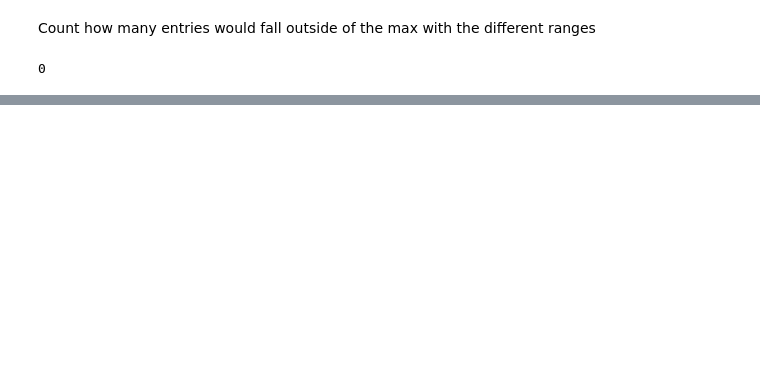
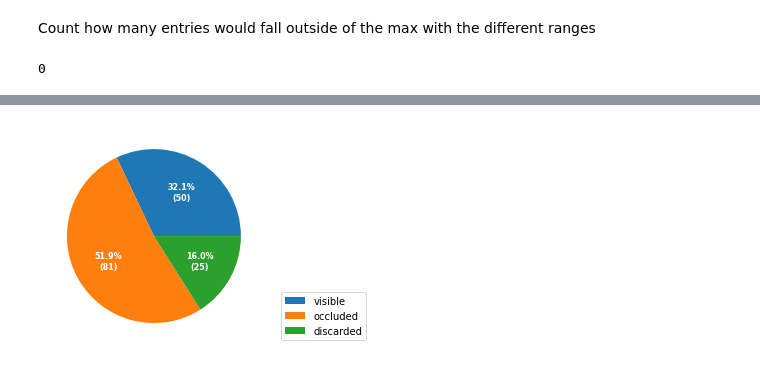
Before and after one commit to ponderbb/GALIROOT, a Jupyter notebook: src/sandbox.ipynb, the cells around one changed output, grey strips where cells are left out. Saved outputs shown, nothing was run; the diff lists cells and outputs as text; code cells hidden in the pictures; blank space fills up the shorter version.

```diff
--- a/src/sandbox.ipynb
+++ b/src/sandbox.ipynb
@@ -129,0 +192,33 @@ print(count)
+# %%
+import numpy as np
+import matplotlib.pyplot as plt
+
+fig, ax = plt.subplots(figsize=(8,4), subplot_kw=dict(aspect="equal"))
+
+recipe = ["50 visible",
+          "81 occluded",
+          "25 discarded"]
+
+data = [float(x.split()[0]) for x in recipe]
+ingredients = [x.split()[-1] for x in recipe]
+
+
+def func(pct, allvals):
+    absolute = int(np.round(pct/100.*np.sum(allvals)))
+    return "{:.1f}%\n({:d})".format(pct, absolute)
+
+
+wedges, texts, autotexts = ax.pie(data, autopct=lambda pct: func(pct, data),
+                                  textprops=dict(color="w"))
+
+ax.legend(wedges, ingredients,
+          loc=4,
+          bbox_to_anchor=(1, 0, 0.5, 1))
+
+plt.setp(autotexts, size=8, weight="bold")
+
+# ax.set_title("Label categories")
+
+plt.show()
+# %% [output]
+[figure, added]
```
Also changed, not shown: parts of 6 cells of this notebook, 7 other files.
